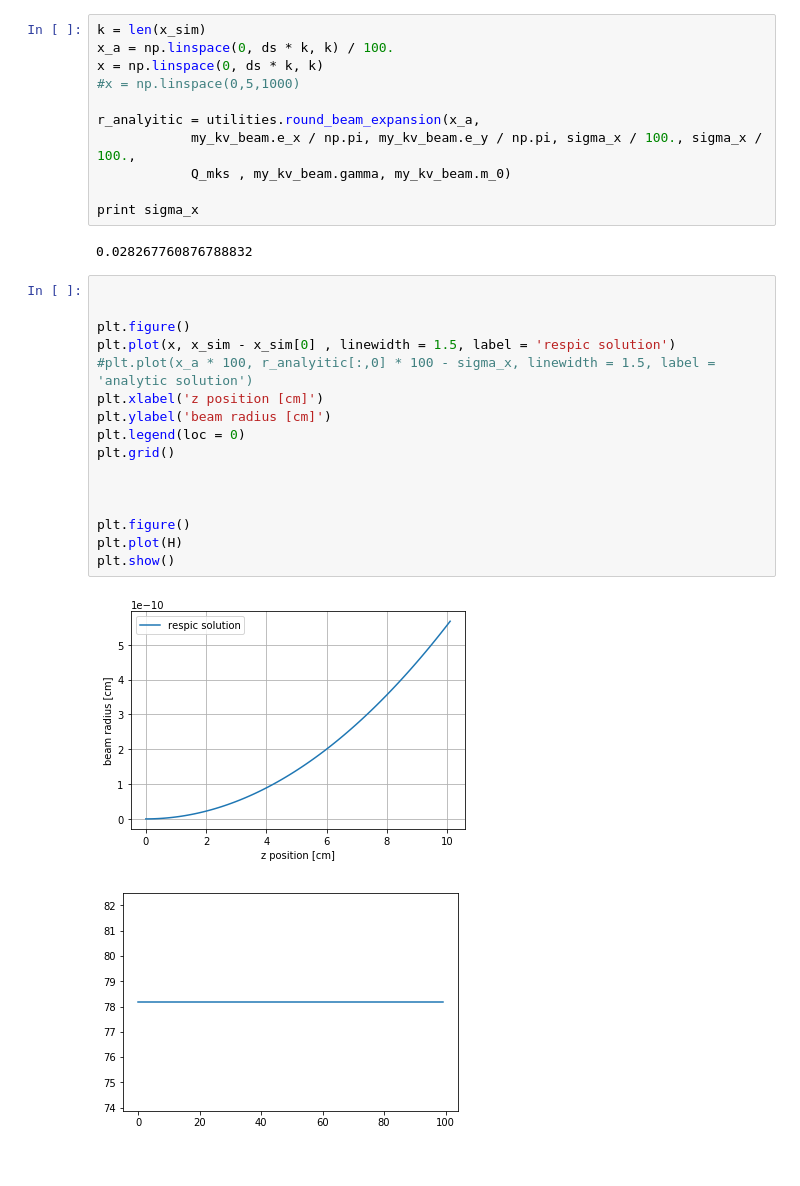
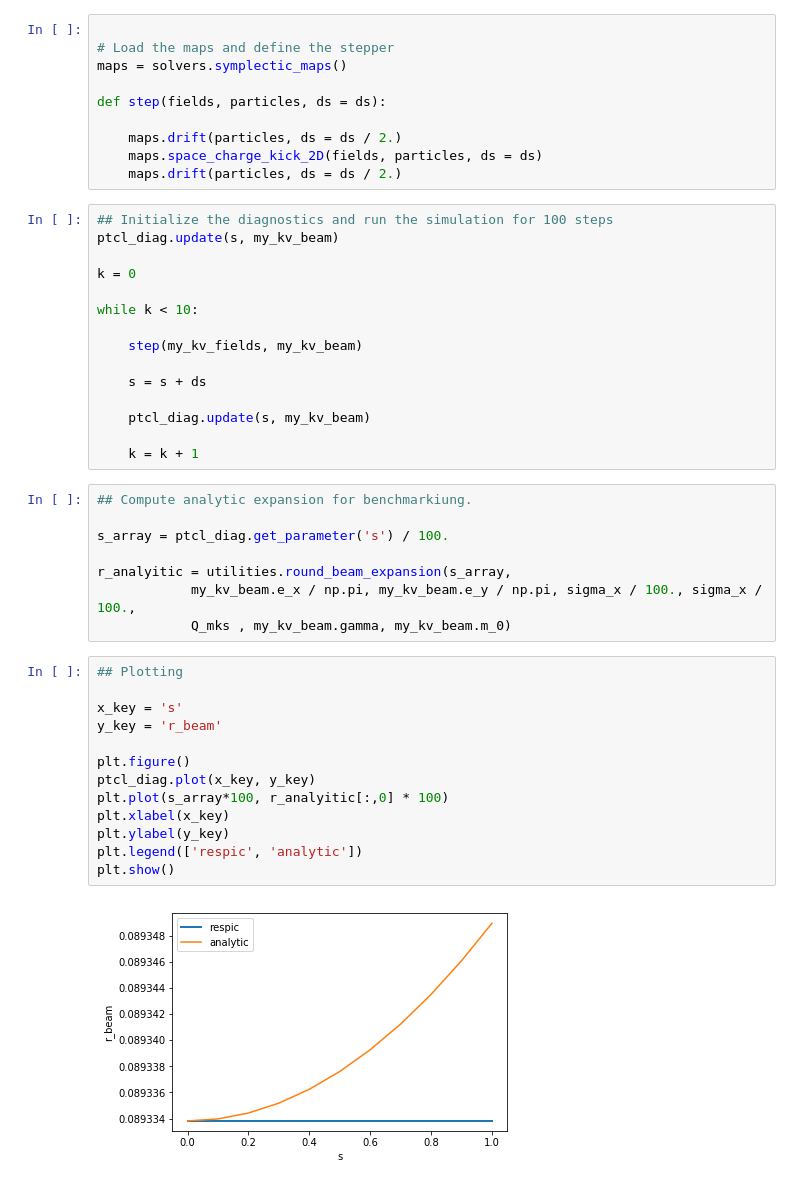
Before and after one commit to radiasoft/rsrespic, a Jupyter notebook: development/kv_beam_expansion.ipynb, the cells around one changed output. Cells and saved outputs as stored; diff of their text form.

Commit message:
Updating the kv expansion benchmark

```diff
--- a/development/kv_beam_expansion.ipynb
+++ b/development/kv_beam_expansion.ipynb
@@ -134,33 +79,49 @@ while k < 100:
+# %%
+
+# Load the maps and define the stepper
+maps = solvers.symplectic_maps()
+
+def step(fields, particles, ds = ds):
+
+    maps.drift(particles, ds = ds / 2.)
+    maps.space_charge_kick_2D(fields, particles, ds = ds)
+    maps.drift(particles, ds = ds / 2.)
+# %%
+## Initialize the diagnostics and run the simulation for 100 steps
+ptcl_diag.update(s, my_kv_beam)
+
+k = 0
+
+while k < 10:
+
+    step(my_kv_fields, my_kv_beam)
+
+    s = s + ds
+
+    ptcl_diag.update(s, my_kv_beam)
+
+    k = k + 1
 # %%
-k = len(x_sim)
-x_a = np.linspace(0, ds * k, k) / 100.
-x = np.linspace(0, ds * k, k)
-#x = np.linspace(0,5,1000)
+## Compute analytic expansion for benchmarkiung.
 
-r_analyitic = utilities.round_beam_expansion(x_a,
+s_array = ptcl_diag.get_parameter('s') / 100.
+
+r_analyitic = utilities.round_beam_expansion(s_array,
             my_kv_beam.e_x / np.pi, my_kv_beam.e_y / np.pi, sigma_x / 100., sigma_x / 100.,
             Q_mks , my_kv_beam.gamma, my_kv_beam.m_0)
-
-print sigma_x
-# %% [output]
-0.028267760876788832
-# %%
-
-
-plt.figure()
-plt.plot(x, x_sim - x_sim[0] , linewidth = 1.5, label = 'respic solution')
-#plt.plot(x_a * 100, r_analyitic[:,0] * 100 - sigma_x, linewidth = 1.5, label = 'analytic solution')
-plt.xlabel('z position [cm]')
-plt.ylabel('beam radius [cm]')
-plt.legend(loc = 0)
-plt.grid()
-
-
-
-plt.figure()
-plt.plot(H)
-plt.show()
-# %% [output]
-[figure, removed]
-[figure, removed]
+# %%
+## Plotting
+
+x_key = 's'
+y_key = 'r_beam'
+
+plt.figure()
+ptcl_diag.plot(x_key, y_key)
+plt.plot(s_array*100, r_analyitic[:,0] * 100)
+plt.xlabel(x_key)
+plt.ylabel(y_key)
+plt.legend(['respic', 'analytic'])
+plt.show()
+# %% [output]
+[figure, added]
 # %%
```
Also changed, not shown: parts of 10 cells of this notebook, 1 other file.
